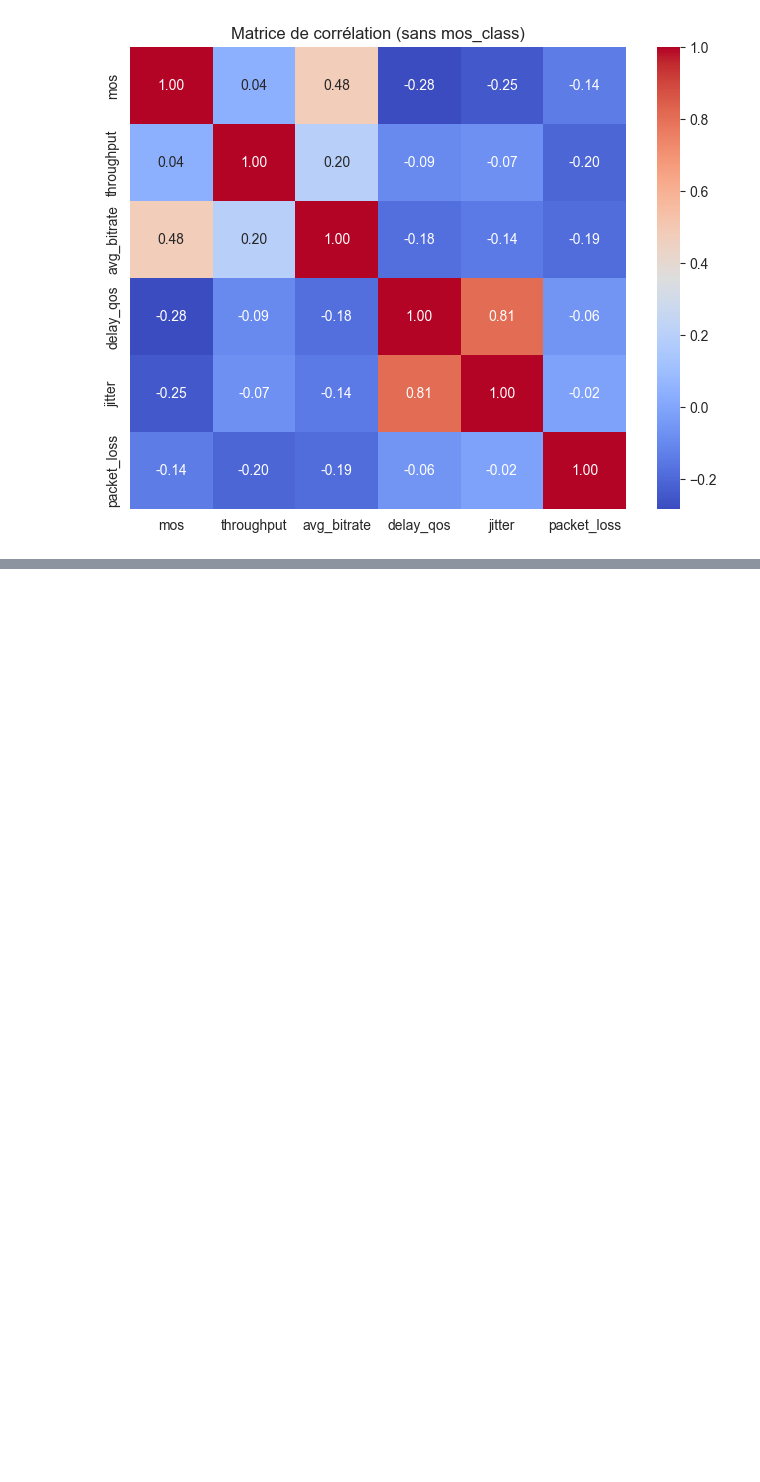
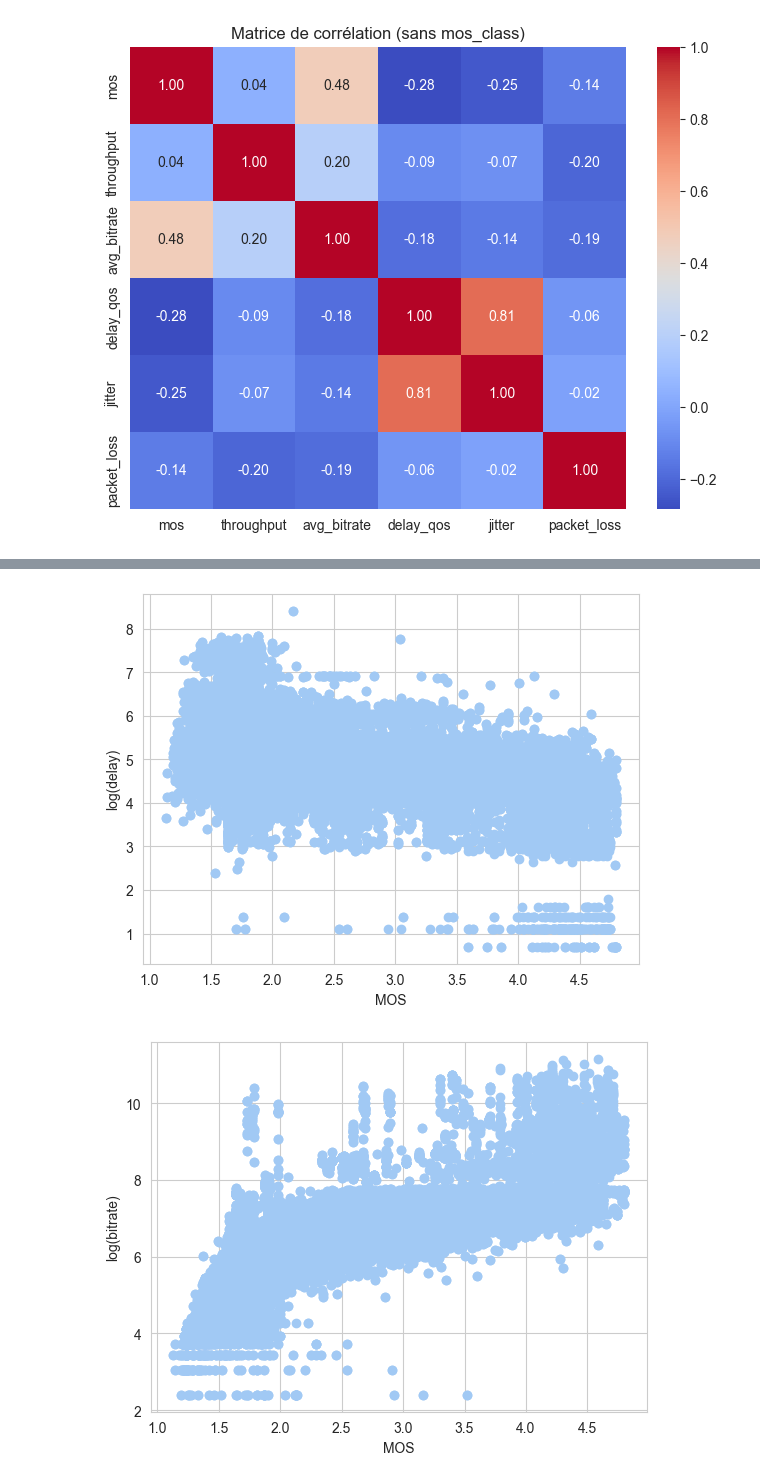
Before and after one commit to zazou-git86/MOS_QOE_Selenium, a Jupyter notebook: MOS_QOE_Selenium.ipynb, the cells around one changed output, grey strips where cells are left out. Saved outputs shown, nothing was run; the diff lists cells and outputs as text; code cells hidden in the pictures; blank space fills up the shorter version.

```diff
--- a/MOS_QOE_Selenium.ipynb
+++ b/MOS_QOE_Selenium.ipynb
@@ -372,0 +373,42 @@ R-squared: 0.8872186770436365
+# %%
+#Feature engineering
+# Adding new features : Derive new features like interactions, olynomials, log etc...
+
+data['delay_log'] = np.log(data['delay_qos']+1)
+data['bitrate_log'] = np.log(data['avg_bitrate']+1)
+
+data['packet_loss_squared'] = data['packet_loss'] ** 2
+data['throughput_jitter'] = data['throughput'] * data['jitter']
+data['delay_jitter'] = data['delay_qos'] * data['jitter']
+data['loss_rate'] = data['avg_bitrate'] / (data['packet_loss'] + 1)
+# %%
+
+plt.xlabel('MOS')
+plt.scatter(data['mos'],data['delay_log'])
+plt.ylabel('log(delay)')
+plt.xlabel('MOS')
+plt.show("r+")
+plt.scatter(data['mos'],data['bitrate_log'])
+plt.ylabel('log(bitrate)')
+plt.xlabel('MOS')
+plt.show()
+plt.scatter(data['mos'],data['packet_loss_squared'])
+plt.ylabel('packet_loss ^ 2')
+plt.xlabel('MOS')
+plt.show()
+plt.scatter(data['mos'],data['throughput_jitter'])
+plt.ylabel('throughput * jitter')
+plt.xlabel('MOS')
+plt.show()
+plt.scatter(data['mos'], data['delay_jitter'] / 100 / 100)
+plt.ylabel('delay * jitter')
+plt.xlabel('MOS')
+plt.show()
+
+plt.scatter(data['mos'], data['loss_rate'])
+plt.ylabel('rate / loss')
+plt.xlabel('MOS')
+plt.show()
+# %% [output]
+[figure, added]
+[figure, added]
```
Also changed, not shown: parts of 4 cells of this notebook.
